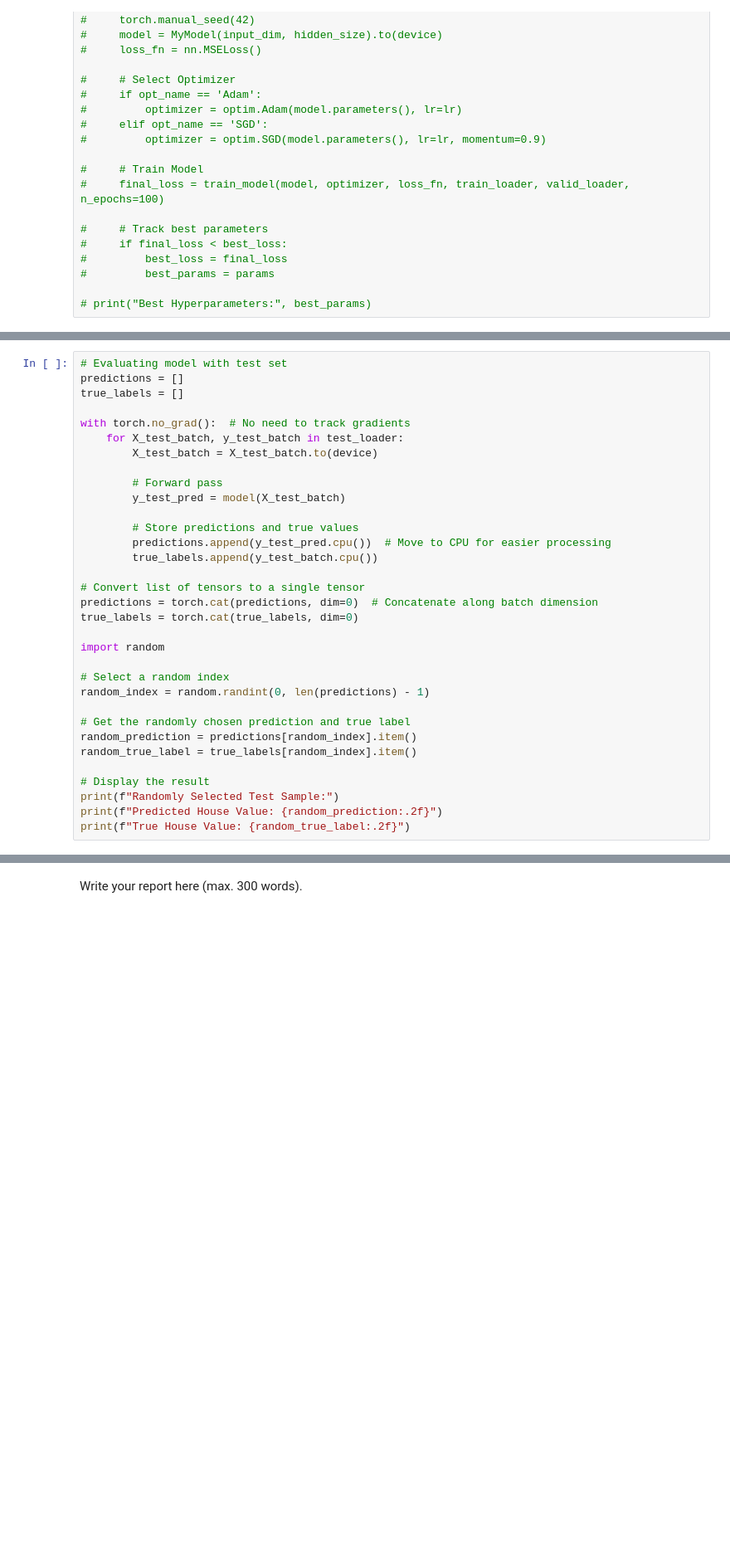
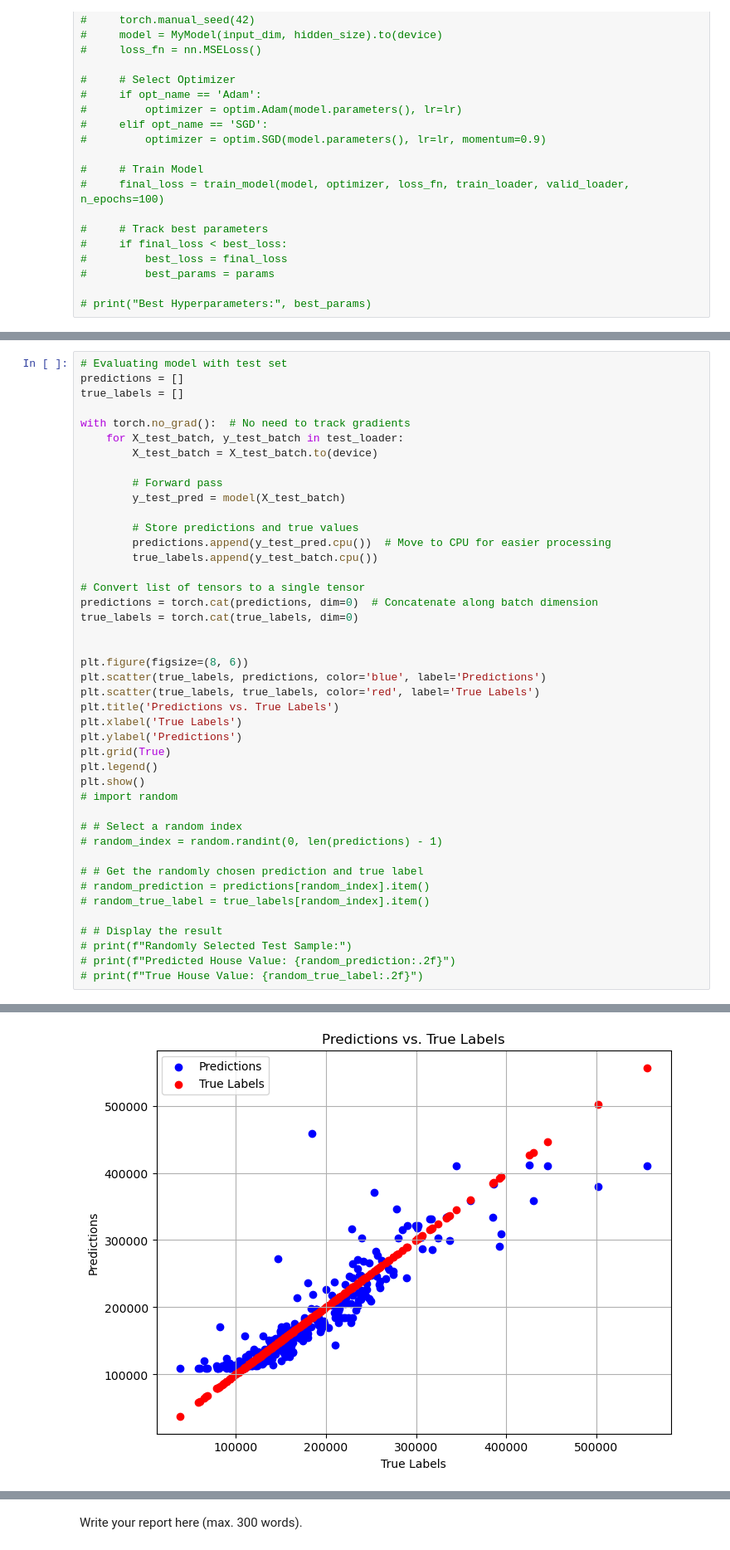
Before and after one commit to hanshuang1997/Compsci-714-WIP, a Jupyter notebook: A1_Notebook_train_submit_version.ipynb, the cells around one changed output, grey strips where cells are left out. Shown at 83% size. Cells and saved outputs as stored; diff of their text form; blank space fills up the shorter version.

```diff
--- a/A1_Notebook_train_submit_version.ipynb
+++ b/A1_Notebook_train_submit_version.ipynb
@@ -839,17 +854,27 @@ with torch.no_grad():  # No need to track gradients
 predictions = torch.cat(predictions, dim=0)  # Concatenate along batch dimension
 true_labels = torch.cat(true_labels, dim=0)
 
-import random
 
-# Select a random index
-random_index = random.randint(0, len(predictions) - 1)
+plt.figure(figsize=(8, 6))
+plt.scatter(true_labels, predictions, color='blue', label='Predictions')
+plt.scatter(true_labels, true_labels, color='red', label='True Labels')
+plt.title('Predictions vs. True Labels')
+plt.xlabel('True Labels')
+plt.ylabel('Predictions')
+plt.grid(True)
+plt.legend()
+plt.show()
+# import random
 
-# Get the randomly chosen prediction and true label
-random_prediction = predictions[random_index].item()
-random_true_label = true_labels[random_index].item()
+# # Select a random index
+# random_index = random.randint(0, len(predictions) - 1)
 
-# Display the result
-print(f"Randomly Selected Test Sample:")
-print(f"Predicted House Value: {random_prediction:.2f}")
-print(f"True House Value: {random_true_label:.2f}")
+# # Get the randomly chosen prediction and true label
+# random_prediction = predictions[random_index].item()
+# random_true_label = true_labels[random_index].item()
+
+# # Display the result
+# print(f"Randomly Selected Test Sample:")
+# print(f"Predicted House Value: {random_prediction:.2f}")
+# print(f"True House Value: {random_true_label:.2f}")
 # %% [output]
@@ -858,0 +881 @@ True House Value: 213490.00
+[figure, added]
```
Also changed, not shown: parts of 11 cells of this notebook.
